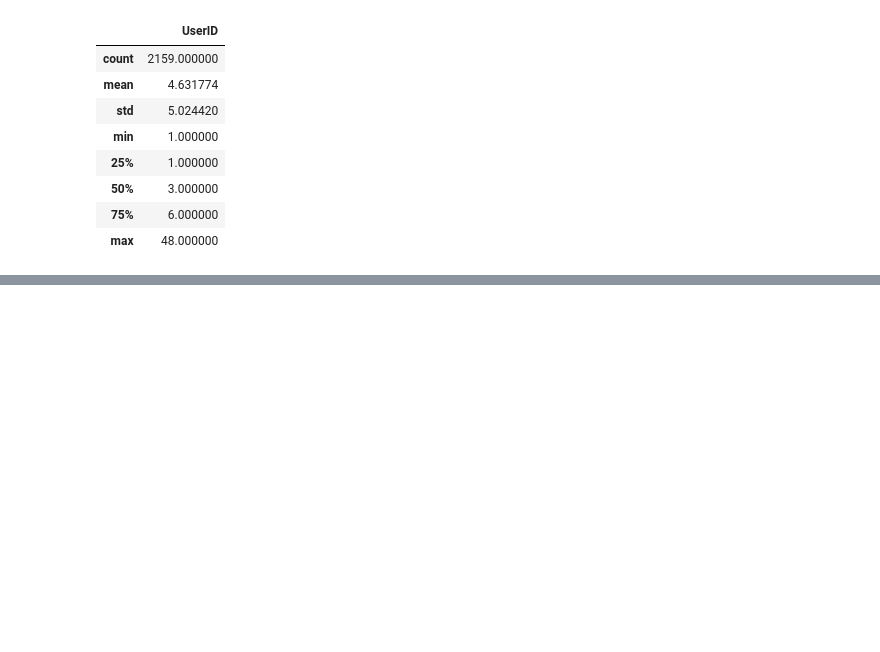
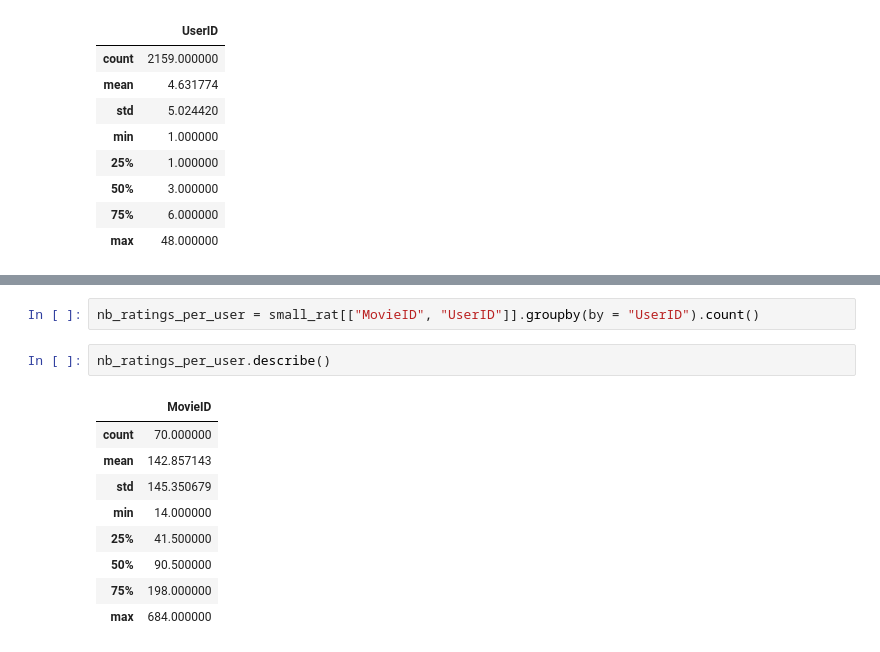
Before and after one commit to smazoyerdatascience/Recommender_systems, a Jupyter notebook: Notebooks/EDA_ratings.ipynb, the cells around one changed output, grey strips where cells are left out. Saved outputs shown, nothing was run; the diff lists cells and outputs as text; blank space fills up the shorter version.

```diff
--- a/Notebooks/EDA_ratings.ipynb
+++ b/Notebooks/EDA_ratings.ipynb
@@ -83,0 +109,14 @@ nb_ratings_per_movie.describe()
+# %%
+nb_ratings_per_user = small_rat[["MovieID", "UserID"]].groupby(by = "UserID").count()
+# %%
+nb_ratings_per_user.describe()
+# %% [output]
+|  | MovieID |
+| count | 70.000000 |
+| mean | 142.857143 |
+| std | 145.350679 |
+| min | 14.000000 |
+| 25% | 41.500000 |
+| 50% | 90.500000 |
+| 75% | 198.000000 |
+| max | 684.000000 |
```
Also changed, not shown: parts of 9 cells of this notebook.
